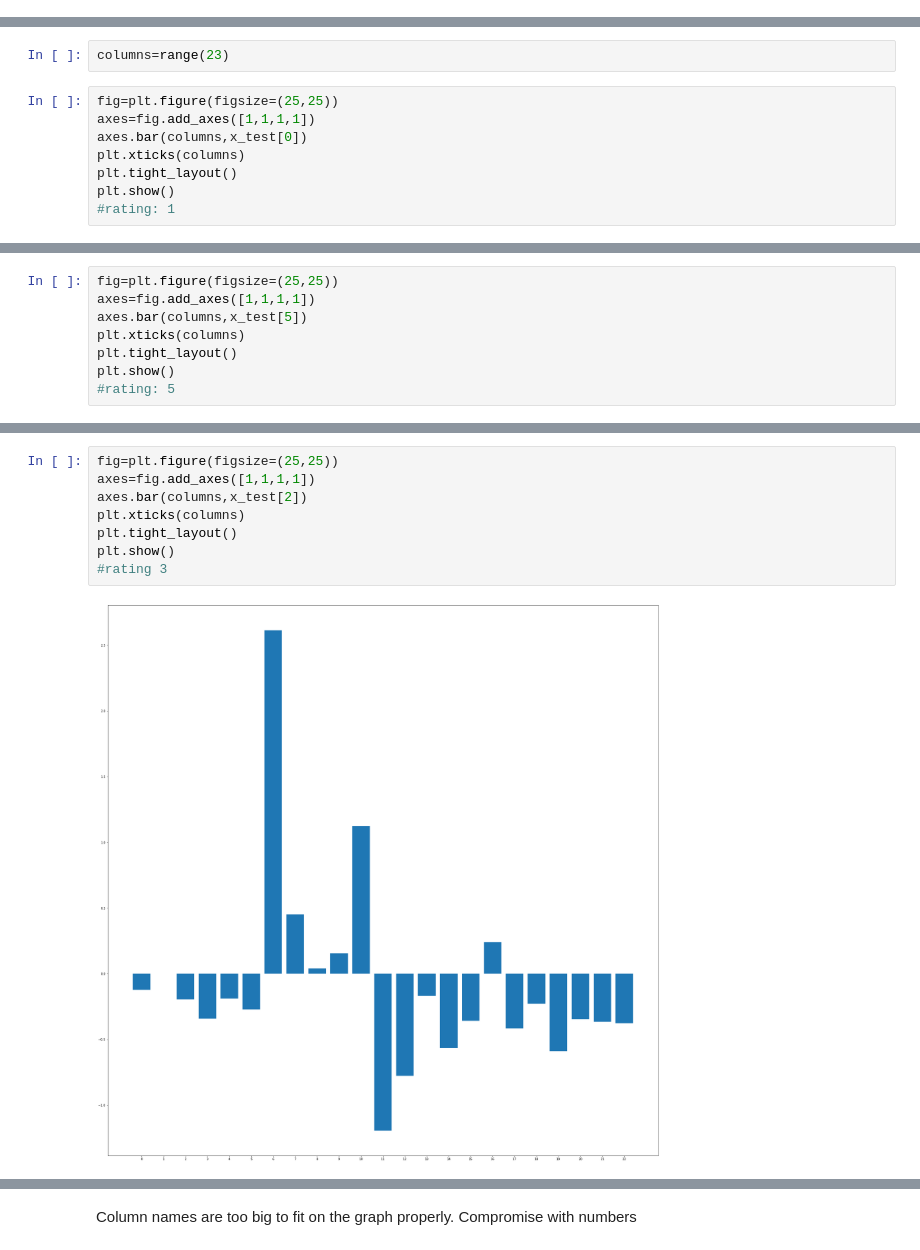
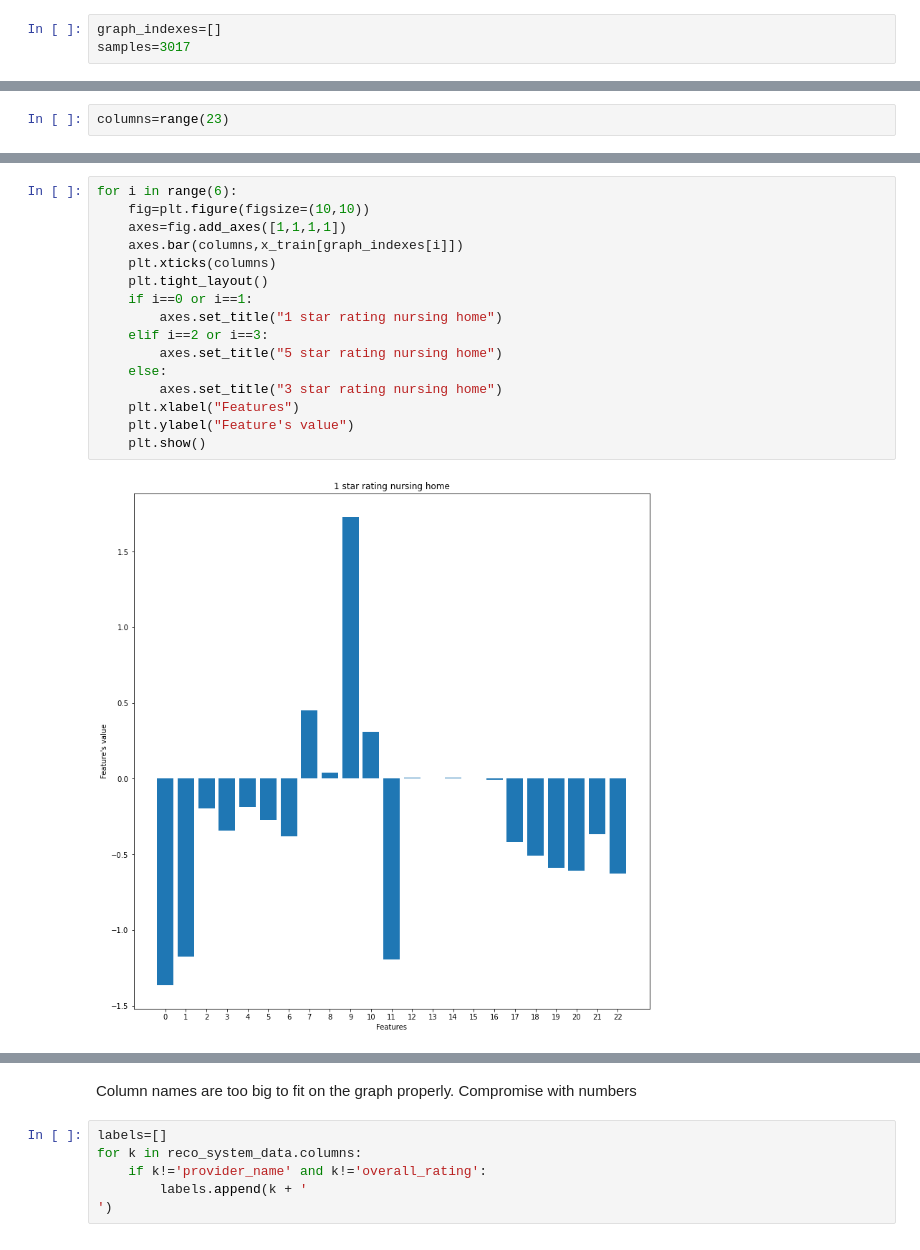
Before and after one commit to Ashwin835/CIS-3715-Final-Project, a Jupyter notebook: SC_Final_Project (Newest version).ipynb, the cells around one changed output, grey strips where cells are left out. Drawn from its saved outputs; the diff is of its cells as text.

```diff
--- a/SC_Final_Project (Newest version).ipynb
+++ b/SC_Final_Project (Newest version).ipynb
@@ -367,3 +401,6 @@ print(good_ratings/(good_ratings+bad_ratings))
 # Insights
 # %% [markdown]
 # Goal: Try to find features graphically that might have influenced our system to give a rating that it did
+# %%
+graph_indexes=[]
+samples=3017
@@ -389,10 +453,2 @@ for k in reco_system_data.columns:
 # %%
 columns=range(23)
-# %%
-fig=plt.figure(figsize=(25,25))
-axes=fig.add_axes([1,1,1,1])
-axes.bar(columns,x_test[0])
-plt.xticks(columns)
-plt.tight_layout()
-plt.show()
-#rating: 1
@@ -401,8 +454,0 @@ plt.show()
-# %%
-fig=plt.figure(figsize=(25,25))
-axes=fig.add_axes([1,1,1,1])
-axes.bar(columns,x_test[5])
-plt.xticks(columns)
-plt.tight_layout()
-plt.show()
-#rating: 5
@@ -411,10 +455,18 @@ plt.show()
-# %%
-fig=plt.figure(figsize=(25,25))
-axes=fig.add_axes([1,1,1,1])
-axes.bar(columns,x_test[2])
-plt.xticks(columns)
-plt.tight_layout()
-plt.show()
-#rating 3
-# %% [output]
-[figure, removed]
+# %%
+for i in range(6):
+    fig=plt.figure(figsize=(10,10))
+    axes=fig.add_axes([1,1,1,1])
+    axes.bar(columns,x_train[graph_indexes[i]])
+    plt.xticks(columns)
+    plt.tight_layout()
+    if i==0 or i==1:
+        axes.set_title("1 star rating nursing home")
+    elif i==2 or i==3:
+        axes.set_title("5 star rating nursing home")
+    else:
+        axes.set_title("3 star rating nursing home")
+    plt.xlabel("Features")
+    plt.ylabel("Feature's value")
+    plt.show()
+# %% [output]
+[figure, added]
@@ -421,5 +478,10 @@ plt.show()
 # %% [markdown]
 Column names are too big to fit on the graph properly. Compromise with numbers
+# %%
+labels=[]
+for k in reco_system_data.columns:
+    if k!='provider_name' and k!='overall_rating':
+        labels.append(k + '                                                                                              ')
 # %%
 plot_labels=dict(zip(columns,labels))
 print(plot_labels)
```
Also changed, not shown: parts of 12 cells of this notebook.
